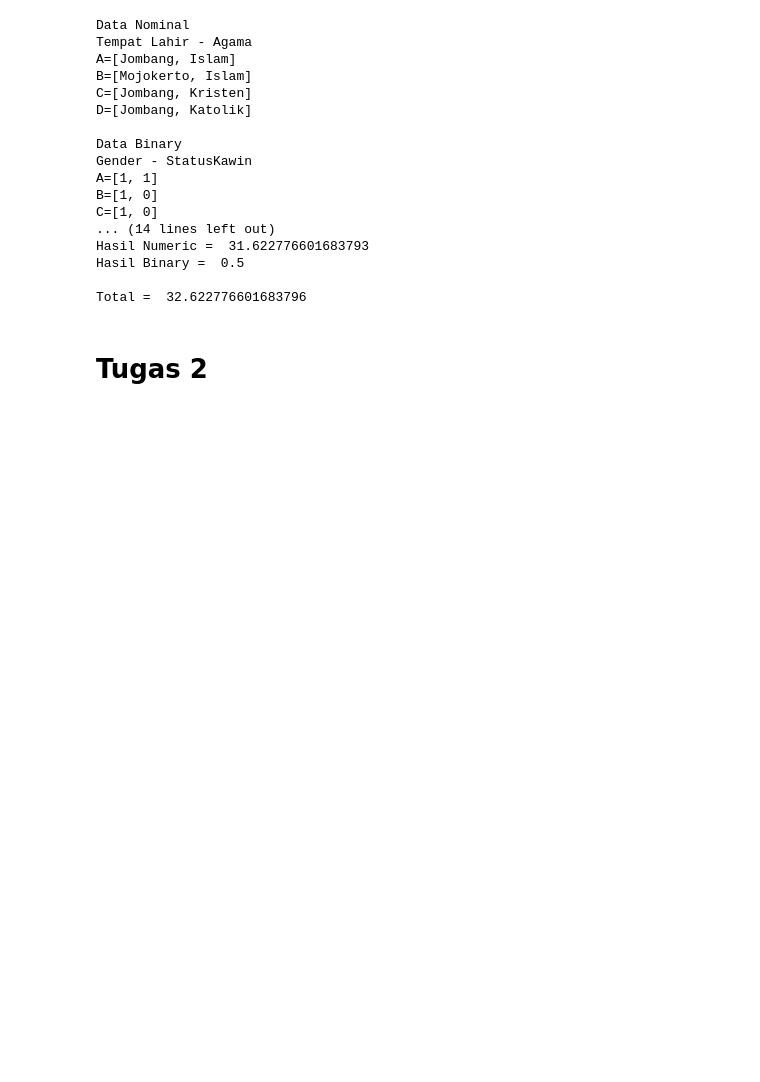
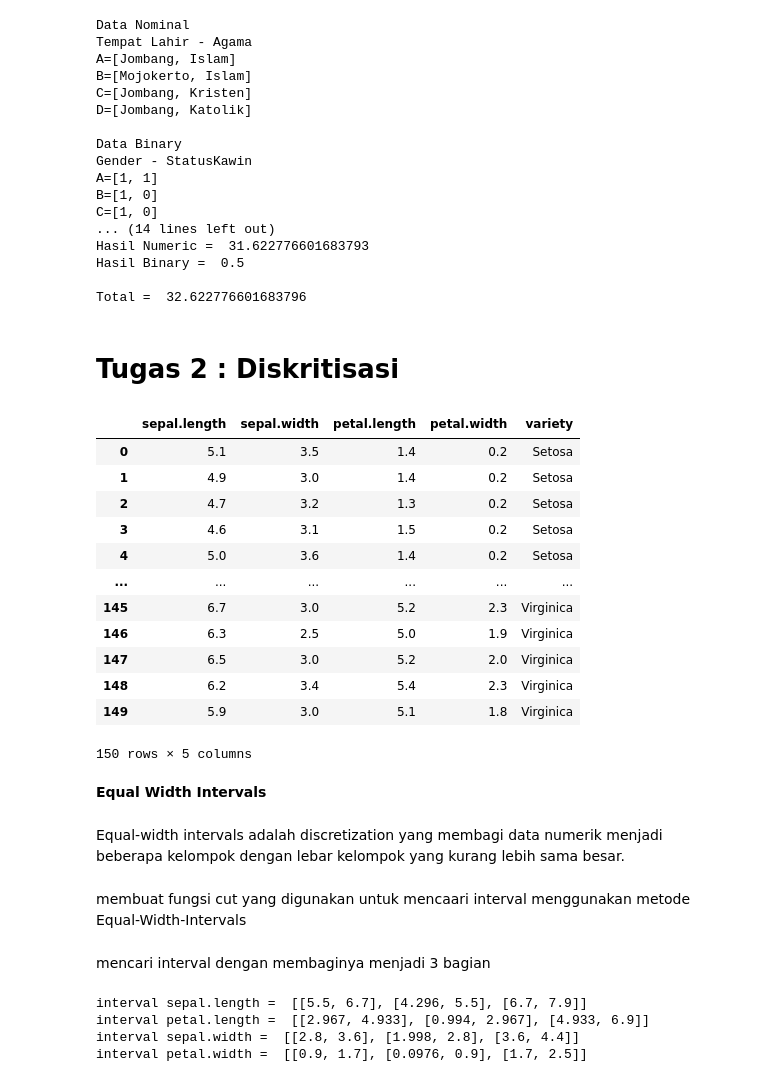
Before and after one commit to Rosita19/datamining, a Jupyter notebook: _sources/Penambangan Data.ipynb, the cells around one changed output. Saved outputs shown, nothing was run; the diff lists cells and outputs as text; code cells hidden in the pictures; blank space fills up the shorter version.

```diff
--- a/_sources/Penambangan Data.ipynb
+++ b/_sources/Penambangan Data.ipynb
@@ -146,4 +148,25 @@ Hasil Binary =  0.5
 
 Total =  32.622776601683796
 # %% [markdown]
-# **Tugas 2**
+# **Tugas 2 : Diskritisasi**
+# %%
+iris=pd.read_csv("https://gist.githubusercontent.com/netj/8836201/raw/6f9306ad21398ea43cba4f7d537619d0e07d5ae3/iris.csv")
+iris
+# %% [output]
+|  | sepal.length | sepal.width | petal.length | petal.width | variety |
+| 0 | 5.1 | 3.5 | 1.4 | 0.2 | Setosa |
+| 1 | 4.9 | 3.0 | 1.4 | 0.2 | Setosa |
+| 2 | 4.7 | 3.2 | 1.3 | 0.2 | Setosa |
+| 3 | 4.6 | 3.1 | 1.5 | 0.2 | Setosa |
+| 4 | 5.0 | 3.6 | 1.4 | 0.2 | Setosa |
+| ... | ... | ... | ... | ... | ... |
+| 145 | 6.7 | 3.0 | 5.2 | 2.3 | Virginica |
+| 146 | 6.3 | 2.5 | 5.0 | 1.9 | Virginica |
+| 147 | 6.5 | 3.0 | 5.2 | 2.0 | Virginica |
+| 148 | 6.2 | 3.4 | 5.4 | 2.3 | Virginica |
+| 149 | 5.9 | 3.0 | 5.1 | 1.8 | Virginica |
+150 rows × 5 columns
+# %% [markdown]
+**Equal Width Intervals**
+# %% [markdown]
+Equal-width intervals adalah discretization yang membagi data numerik menjadi beberapa kelompok dengan lebar kelompok yang kurang lebih sama besar.
@@ -149,0 +178,2 @@ Total =  32.622776601683796
+# %% [markdown]
+membuat fungsi cut yang digunakan untuk mencaari interval menggunakan metode Equal-Width-Intervals
@@ -149,0 +209,17 @@ Total =  32.622776601683796
+# %% [markdown]
+mencari interval dengan membaginya menjadi 3 bagian
+# %%
+interval_sepal_length = cut("sepal.length", 3)
+interval_petal_length = cut("petal.length", 3)
+interval_sepal_width = cut("sepal.width", 3)
+interval_petal_width = cut("petal.width", 3)
+
+print("interval sepal.length = ", interval_sepal_length)
+print("interval petal.length = ", interval_petal_length)
+print("interval sepal.width = ", interval_sepal_width)
+print("interval petal.width = ", interval_petal_width)
+# %% [output]
+interval sepal.length =  [[5.5, 6.7], [4.296, 5.5], [6.7, 7.9]]
+interval petal.length =  [[2.967, 4.933], [0.994, 2.967], [4.933, 6.9]]
+interval sepal.width =  [[2.8, 3.6], [1.998, 2.8], [3.6, 4.4]]
+interval petal.width =  [[0.9, 1.7], [0.0976, 0.9], [1.7, 2.5]]
```
Also changed, not shown: parts of 41 cells of this notebook, 7 other files.
